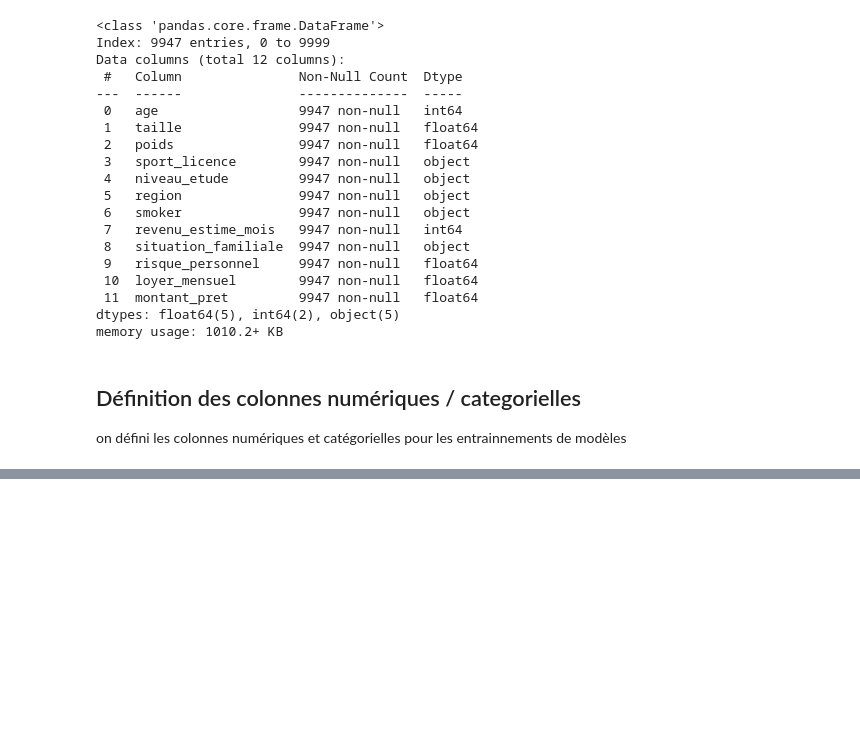
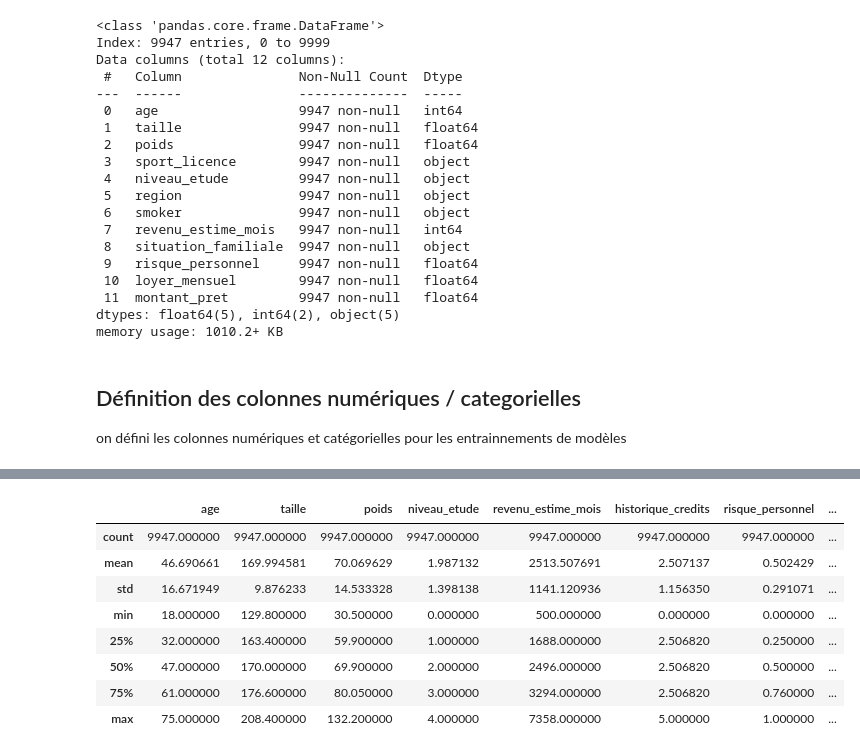
Before and after one commit to gcortier/mod2_brief0a, a Jupyter notebook: notebooks/ethique_data_cleaning.ipynb, the cells around one changed output, grey strips where cells are left out. Cells and saved outputs as stored; diff of their text form; code cells hidden in the pictures; blank space fills up the shorter version.

```diff
--- a/notebooks/ethique_data_cleaning.ipynb
+++ b/notebooks/ethique_data_cleaning.ipynb
@@ -119,0 +150,12 @@ collisions.to_csv(join('../data', 'df_data_all_cleaned.csv'), index=False)
+# %%
+collisions.describe()
+# %% [output]
+|  | age | taille | poids | niveau_etude | revenu_estime_mois | historique_credits | risque_personnel | ... |
+| count | 9947.000000 | 9947.000000 | 9947.000000 | 9947.000000 | 9947.000000 | 9947.000000 | 9947.000000 | ... |
+| mean | 46.690661 | 169.994581 | 70.069629 | 1.987132 | 2513.507691 | 2.507137 | 0.502429 | ... |
+| std | 16.671949 | 9.876233 | 14.533328 | 1.398138 | 1141.120936 | 1.156350 | 0.291071 | ... |
+| min | 18.000000 | 129.800000 | 30.500000 | 0.000000 | 500.000000 | 0.000000 | 0.000000 | ... |
+| 25% | 32.000000 | 163.400000 | 59.900000 | 1.000000 | 1688.000000 | 2.506820 | 0.250000 | ... |
+| 50% | 47.000000 | 170.000000 | 69.900000 | 2.000000 | 2496.000000 | 2.506820 | 0.500000 | ... |
+| 75% | 61.000000 | 176.600000 | 80.050000 | 3.000000 | 3294.000000 | 2.506820 | 0.760000 | ... |
+| max | 75.000000 | 208.400000 | 132.200000 | 4.000000 | 7358.000000 | 5.000000 | 1.000000 | ... |
```
Also changed, not shown: parts of 2 cells of this notebook, 29 other files.
